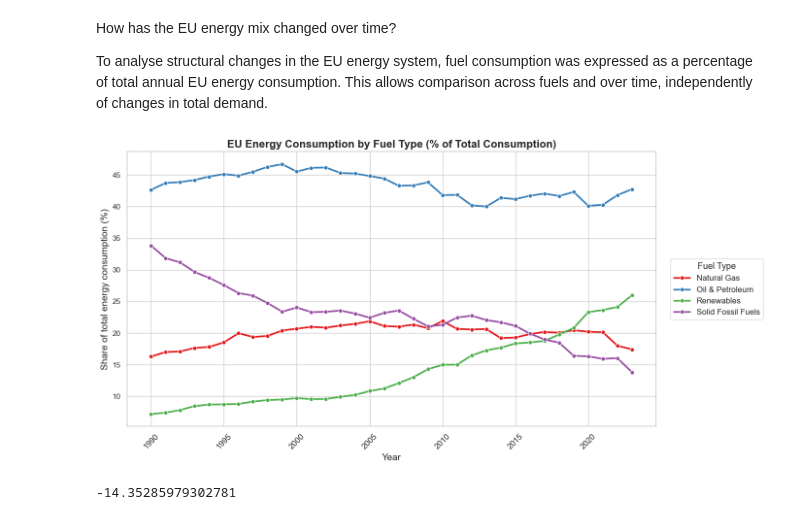
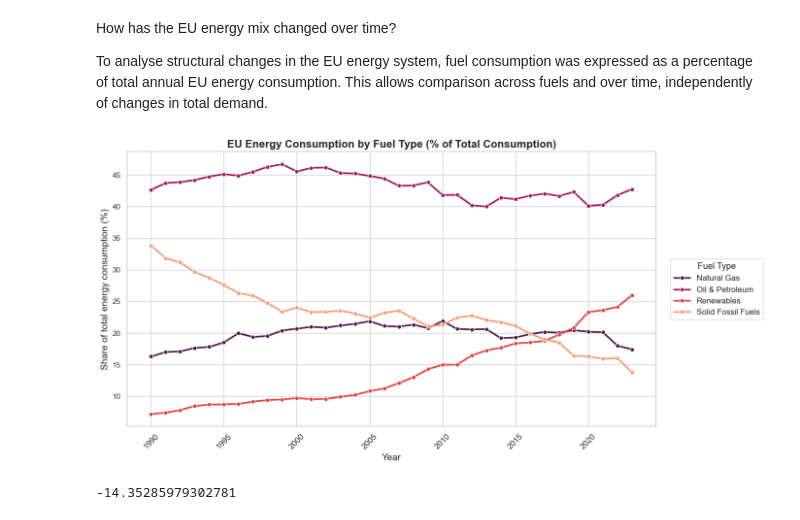
Before and after one commit to AnnaLozenko/PFDA_Project, a Jupyter notebook: eu_energy_sources_analysis.ipynb, the cells around one changed output. Drawn from its saved outputs; the diff is of its cells as text; code cells hidden in the pictures.

```diff
--- a/eu_energy_sources_analysis.ipynb
+++ b/eu_energy_sources_analysis.ipynb
@@ -582,35 +582,35 @@ eu_fuel_share = eu_fuel_year.merge(
 eu_fuel_share["Share_percent"] = (
     eu_fuel_share["Consumption_KTOE"] / eu_fuel_share["Total_KTOE"] * 100
 )
 
 # 4. Line plot of fuel shares
 plt.figure(figsize=(14,7))
 sns.lineplot(
     data=eu_fuel_share,
     x="Year",
     y="Share_percent",
     hue="fuel_type",
     linewidth=2.5,
     marker="o",
-    palette="Set1",
+    palette="rocket",
 )
 
 plt.title("EU Energy Consumption by Fuel Type (% of Total Consumption)", fontsize=16, weight="bold")
 plt.xlabel("Year", fontsize=14)
 plt.xticks(rotation=45, fontsize=12)
 plt.ylabel("Share of total energy consumption (%)", fontsize=14)
 plt.legend(title="Fuel Type", fontsize=12, title_fontsize=13)
 plt.legend(
     title="Fuel Type",
     fontsize=12,
     title_fontsize=13,
     loc="center left",
     bbox_to_anchor=(1.02, 0.5)
 )
 plt.tight_layout()
 plt.show()
 # %% [output]
-[figure, old version]
+[figure, new version]
 # %%
 def pct_change_absolute(df, fuel, start_year, end_year):
     total = (
```
Also changed, not shown: parts of 18 cells of this notebook.
